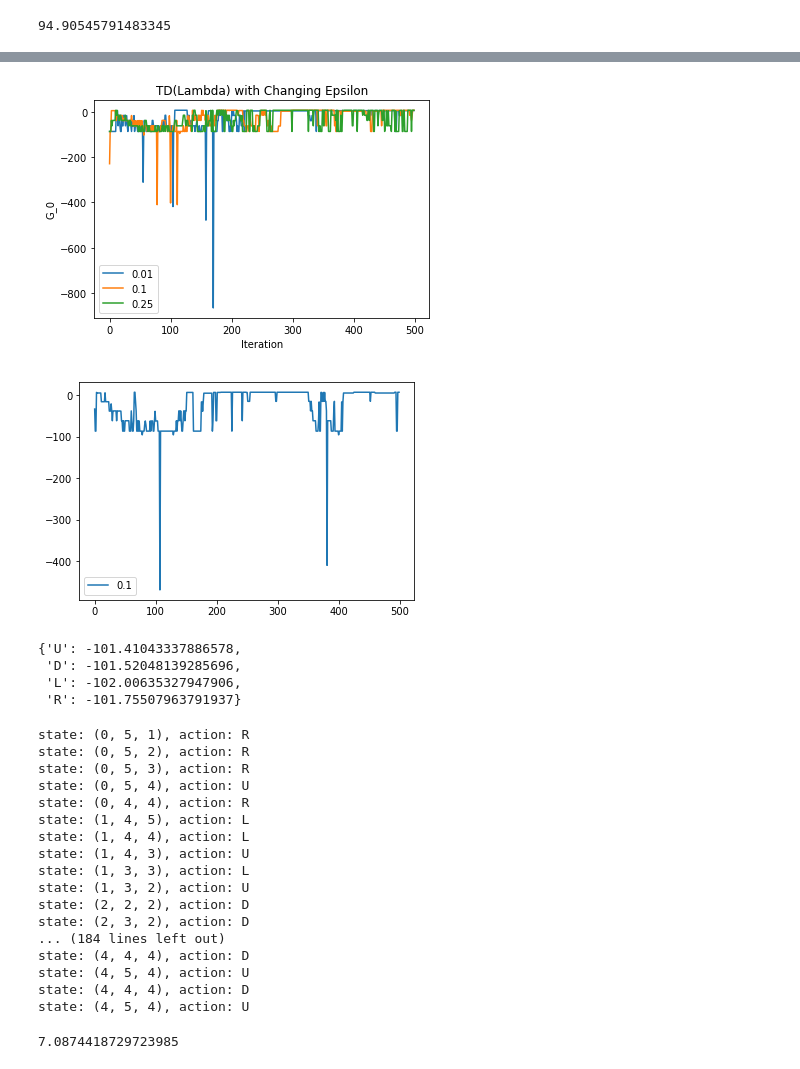
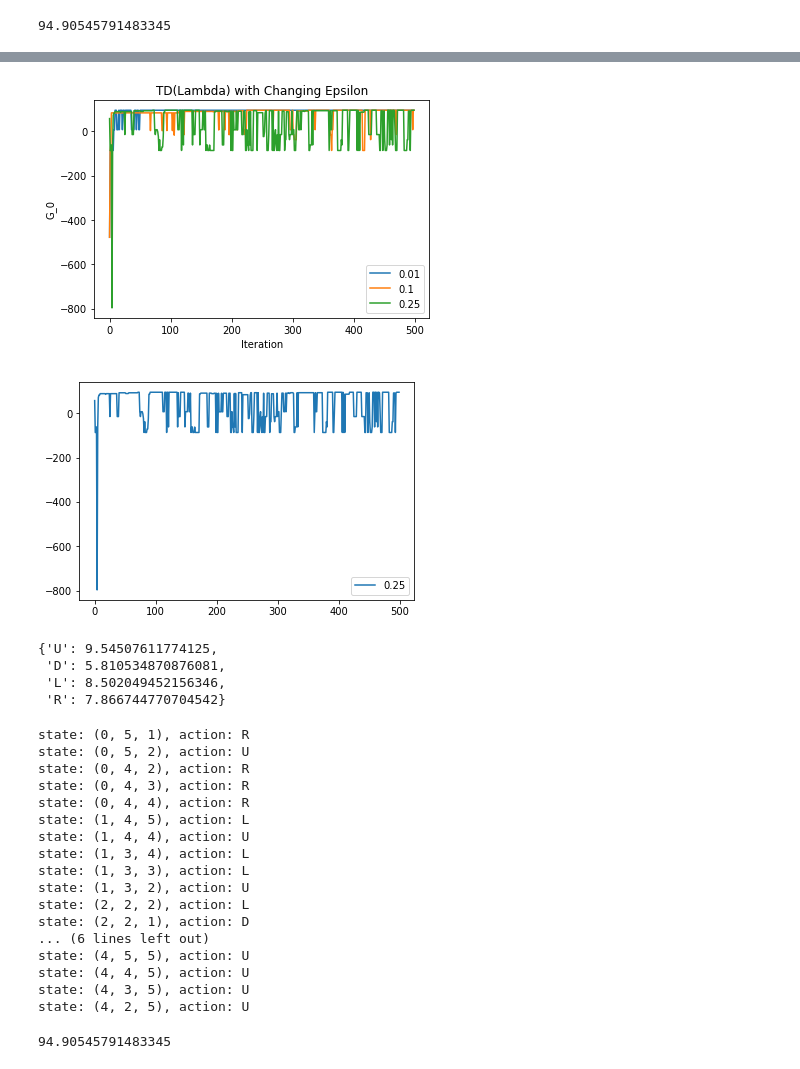
Before and after one commit to jadekhiev/MIE567, a Jupyter notebook: Project 2 - Model-free RL/Project 2-Copy1.ipynb, the cells around one changed output, grey strips where cells are left out. Saved outputs shown, nothing was run; the diff lists cells and outputs as text; code cells hidden in the pictures.

```diff
--- a/Project 2 - Model-free RL/Project 2-Copy1.ipynb
+++ b/Project 2 - Model-free RL/Project 2-Copy1.ipynb
@@ -563,7 +563,7 @@ class TdLambda:
     def __init__(self, domain, alpha, gamma, epsilon, lamda):
     # sets the domain instance, and all relevant parameters for each algorithm
     # (e.g. learning rate, epsilon, etc.).
-        self.domain = flags
+        self.domain = domain
         self.alpha = alpha
         self.gamma = gamma
         self.epsilon = epsilon
@@ -583,9 +583,11 @@ class TdLambda:
             for action in self.domain.actions():
                 self.Q[state][action] = 0
                 self.e[state][action] = 0
-        #self.w = {}
-        #for state in self.domain.get_all_states():
-        #    self.w[state] = 0
+
+    # Added this feature to represent whether this instance has been run, if so, print out the good policy
+        self.final = False
+        self.policy = []
+
 
     def sample_greedy(self, state):
         # if more than one action have the max value, select randomly from those top actions
@@ -594,13 +596,13 @@ class TdLambda:
         greedy_a = random.choice(topmoves)
         return greedy_a
 
-    def sample_epsilon_greedy(self, state):
+    def sample_epsilon_greedy(self):
     # takes a state of the MDP as argument and returns an action sampled
     # according to the epsilon-greedy policy defined by the epsilon parameter
     # set in the init method and the Q-values.
         choice = np.random.choice(['policy', 'rand'], p = [(1-self.epsilon), self.epsilon])
         if choice == 'policy':
-            action = self.sample_greedy(state)
+            action = self.sample_greedy(self.state)
         else:
             action = random.choice(self.domain.actions())
         return action
@@ -627,11 +629,12 @@ class TdLambda:
             S_next, reward = self.domain.transition(S, a)
             R.append(reward)
             self.state = S_next
+
             terminal = self.domain.is_terminal(self.state)
             i += 1
+
         # calculate G_0
         G_0 = 0
-
         for i in range(len(R)):
             G_0 = G_0 + R[i]*pow(self.gamma, i)
         return G_0
@@ -647,20 +650,21 @@ class TdLambda:
         squiggle = 0
 
         S = self.state
-        a = self.sample_epsilon_greedy(S)
+        a = self.sample_epsilon_greedy()
 
         while (not terminal) and i < 200:
 
             S_next, reward = self.domain.transition(S, a)
-            a_next = self.sample_epsilon_greedy(S_next)
+            self.state = S_next
+            a_next = self.sample_epsilon_greedy()
 
             squiggle = reward + self.gamma*self.Q[S_next][a_next] - self.Q[S][a]
             self.e[S][a] += 1
 
             for state in self.domain.get_all_states():
                 for action in self.domain.actions():
-                    self.Q[state][action] = self.Q[state][action] + self.alpha*squiggle*self.e[state][action]
-                    self.e[state][action] = self.gamma*self.lamda*self.e[state][action]
+                    self.Q[state][action] += self.alpha * squiggle * self.e[state][action]
+                    self.e[state][action]  = self.gamma * self.lamda * self.e[state][action]
             S = S_next
             a = a_next
 
@@ -706,35 +710,35 @@ the mean/std of returns on the y-axis.
 # with your parameter settings, and run your algorithm.
 
 def initialize_plot():
     plt.plot()
     plt.ylabel('G_0')
     plt.xlabel('Iteration')
     plt.title("TD(Lambda) with Changing Epsilon")
     return plt
 
 # run Q Learning algo here
 
 alpha = 0.3
 gamma = 0.99
 epsilon_rng = [0.01, 0.1, 0.25]
-epsilon = 0.01
+#epsilon = 0.01
 lamda = 0.9
 
 flags = Flags()
 Q0_vals= {}
 plt = initialize_plot()
 
 for epsilon in epsilon_rng:
     td_lambda = TdLambda(flags, alpha, gamma, epsilon, lamda)
     progress = td_lambda.train_trial()
     Q0_vals[epsilon] = progress
     plt.plot(Q0_vals[epsilon], label = epsilon)
 
 
 plt.legend()
 plt.show()
 # %% [output]
-[figure, old version]
+[figure, new version]
 # %%
 plt.plot(Q0_vals[epsilon], label = epsilon)
 
@@ -742,34 +746,34 @@ plt.plot(Q0_vals[epsilon], label = epsilon)
 plt.legend()
 plt.show()
 # %% [output]
-[figure, old version]
+[figure, new version]
 # %%
 td_lambda.Q[(4,5,4)]
 # %% [output]
-{'U': -101.41043337886578,
- 'D': -101.52048139285696,
- 'L': -102.00635327947906,
- 'R': -101.75507963791937}
+{'U': 9.54507611774125,
+ 'D': 5.810534870876081,
+ 'L': 8.502049452156346,
+ 'R': 7.866744770704542}
 # %%
 td_lambda.test_greedy()
 # %% [output]
 state: (0, 5, 1), action: R
-state: (0, 5, 2), action: R
-state: (0, 5, 3), action: R
-state: (0, 5, 4), action: U
+state: (0, 5, 2), action: U
+state: (0, 4, 2), action: R
+state: (0, 4, 3), action: R
 state: (0, 4, 4), action: R
 state: (1, 4, 5), action: L
-state: (1, 4, 4), action: L
-state: (1, 4, 3), action: U
+state: (1, 4, 4), action: U
+state: (1, 3, 4), action: L
 state: (1, 3, 3), action: L
 state: (1, 3, 2), action: U
-state: (2, 2, 2), action: D
-state: (2, 3, 2), action: D
-... (184 lines left out)
-state: (4, 4, 4), action: D
-state: (4, 5, 4), action: U
-state: (4, 4, 4), action: D
-state: (4, 5, 4), action: U
+state: (2, 2, 2), action: L
+state: (2, 2, 1), action: D
+... (6 lines left out)
+state: (4, 5, 5), action: U
+state: (4, 4, 5), action: U
+state: (4, 3, 5), action: U
+state: (4, 2, 5), action: U
-7.0874418729723985
+94.90545791483345
 # %%
 t
```
Also changed, not shown: 2 other files.
